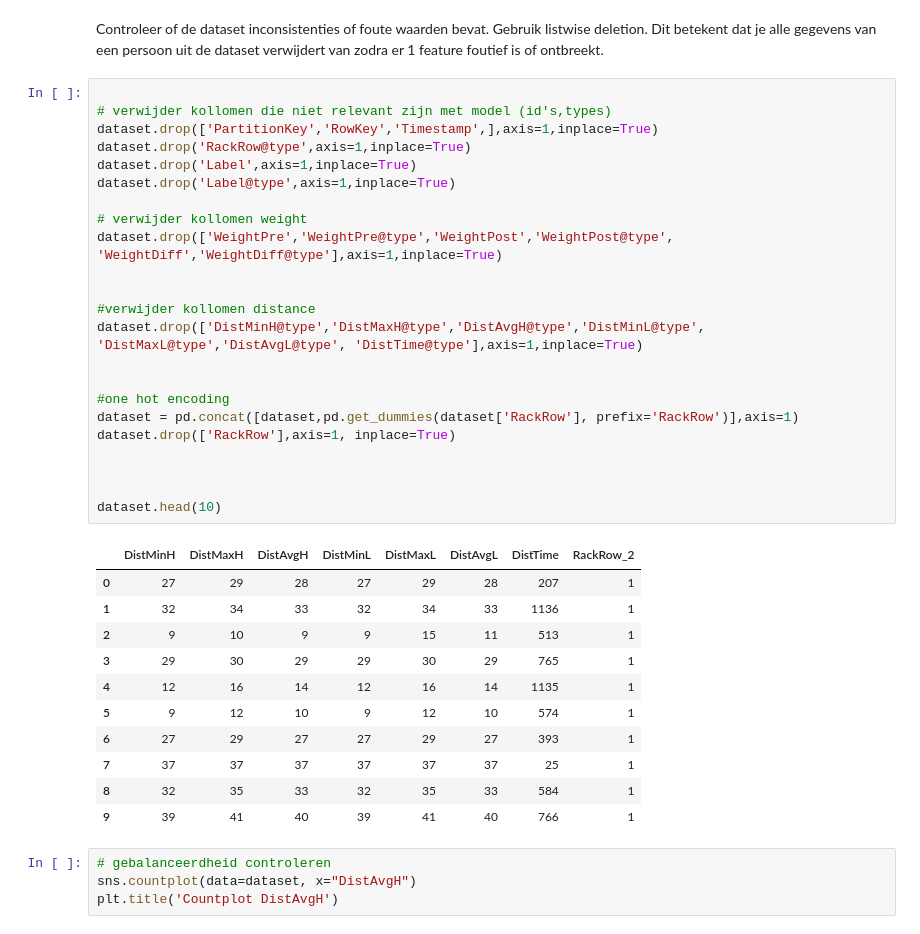
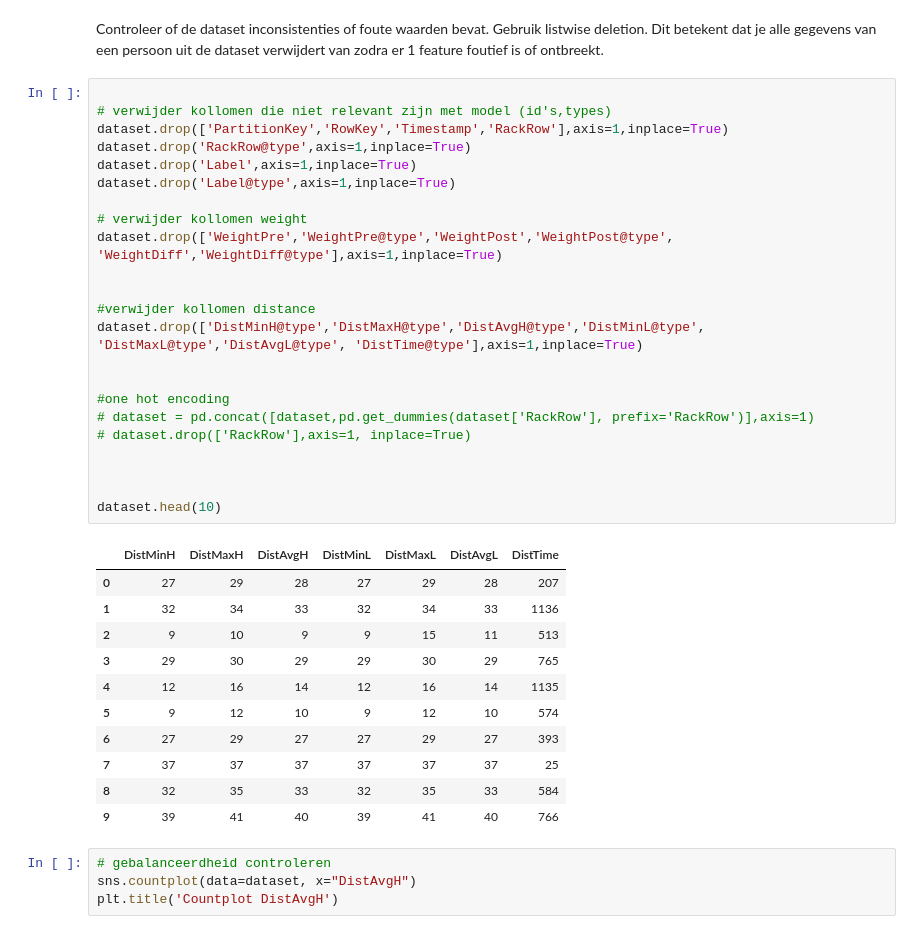
Before and after one commit to DeWildeDaan/DeliverYvesG1, a Jupyter notebook: testdata_logistic_regression_sensors_voorbereiding/testdata_logistic_regression_DistAvgH.ipynb, the cells around one changed output. Cells and saved outputs as stored; diff of their text form.

Commit message:
Added code to DistAvgH and DistAvgL

```diff
--- a/testdata_logistic_regression_sensors_voorbereiding/testdata_logistic_regression_DistAvgH.ipynb
+++ b/testdata_logistic_regression_sensors_voorbereiding/testdata_logistic_regression_DistAvgH.ipynb
@@ -63,38 +63,38 @@ Controleer of de dataset inconsistenties of foute waarden bevat. Gebruik listwis
 # %%
 
 # verwijder kollomen die niet relevant zijn met model (id's,types)
-dataset.drop(['PartitionKey','RowKey','Timestamp',],axis=1,inplace=True)
+dataset.drop(['PartitionKey','RowKey','Timestamp','RackRow'],axis=1,inplace=True)
 dataset.drop('RackRow@type',axis=1,inplace=True)
 dataset.drop('Label',axis=1,inplace=True)
 dataset.drop('Label@type',axis=1,inplace=True)
 
 # verwijder kollomen weight
 dataset.drop(['WeightPre','WeightPre@type','WeightPost','WeightPost@type', 'WeightDiff','WeightDiff@type'],axis=1,inplace=True)
 
 
 #verwijder kollomen distance
 dataset.drop(['DistMinH@type','DistMaxH@type','DistAvgH@type','DistMinL@type', 'DistMaxL@type','DistAvgL@type', 'DistTime@type'],axis=1,inplace=True)
 
 
 #one hot encoding
-dataset = pd.concat([dataset,pd.get_dummies(dataset['RackRow'], prefix='RackRow')],axis=1)
-dataset.drop(['RackRow'],axis=1, inplace=True)
+# dataset = pd.concat([dataset,pd.get_dummies(dataset['RackRow'], prefix='RackRow')],axis=1)
+# dataset.drop(['RackRow'],axis=1, inplace=True)
 
 
 
 dataset.head(10)
 # %% [output]
-|  | DistMinH | DistMaxH | DistAvgH | DistMinL | DistMaxL | DistAvgL | DistTime | RackRow_2 |
-| 0 | 27 | 29 | 28 | 27 | 29 | 28 | 207 | 1 |
-| 1 | 32 | 34 | 33 | 32 | 34 | 33 | 1136 | 1 |
-| 2 | 9 | 10 | 9 | 9 | 15 | 11 | 513 | 1 |
-| 3 | 29 | 30 | 29 | 29 | 30 | 29 | 765 | 1 |
-| 4 | 12 | 16 | 14 | 12 | 16 | 14 | 1135 | 1 |
-| 5 | 9 | 12 | 10 | 9 | 12 | 10 | 574 | 1 |
-| 6 | 27 | 29 | 27 | 27 | 29 | 27 | 393 | 1 |
-| 7 | 37 | 37 | 37 | 37 | 37 | 37 | 25 | 1 |
-| 8 | 32 | 35 | 33 | 32 | 35 | 33 | 584 | 1 |
-| 9 | 39 | 41 | 40 | 39 | 41 | 40 | 766 | 1 |
+|  | DistMinH | DistMaxH | DistAvgH | DistMinL | DistMaxL | DistAvgL | DistTime |
+| 0 | 27 | 29 | 28 | 27 | 29 | 28 | 207 |
+| 1 | 32 | 34 | 33 | 32 | 34 | 33 | 1136 |
+| 2 | 9 | 10 | 9 | 9 | 15 | 11 | 513 |
+| 3 | 29 | 30 | 29 | 29 | 30 | 29 | 765 |
+| 4 | 12 | 16 | 14 | 12 | 16 | 14 | 1135 |
+| 5 | 9 | 12 | 10 | 9 | 12 | 10 | 574 |
+| 6 | 27 | 29 | 27 | 27 | 29 | 27 | 393 |
+| 7 | 37 | 37 | 37 | 37 | 37 | 37 | 25 |
+| 8 | 32 | 35 | 33 | 32 | 35 | 33 | 584 |
+| 9 | 39 | 41 | 40 | 39 | 41 | 40 | 766 |
 # %%
 # gebalanceerdheid controleren
 sns.countplot(data=dataset, x="DistAvgH")
```
Also changed, not shown: parts of 25 cells of this notebook.
